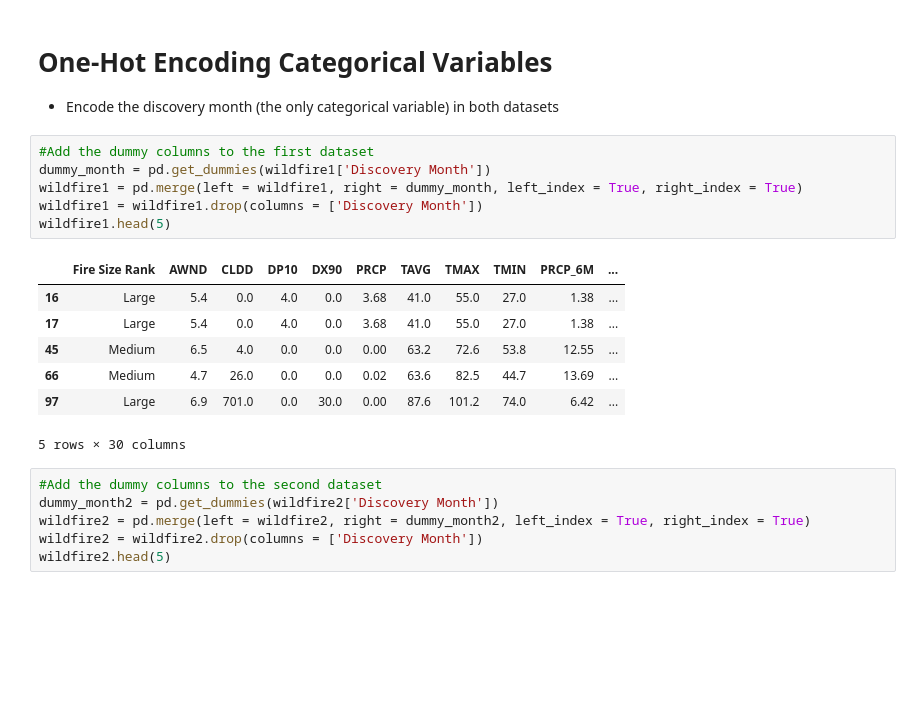
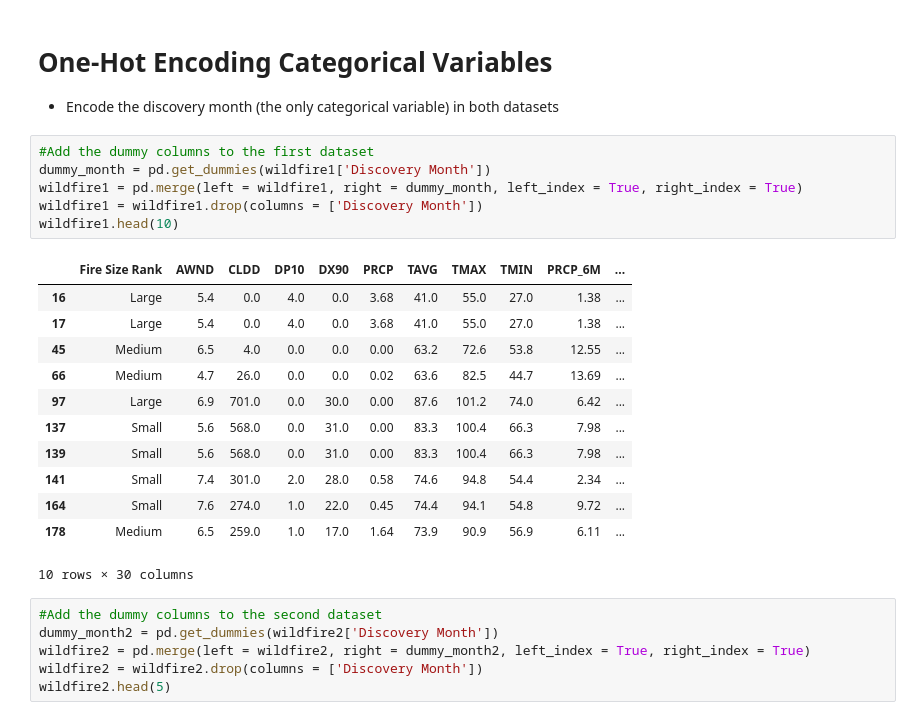
Before and after one commit to mnocerino23/Wildfire-Forecaster, a Jupyter notebook: Classifiers_3.ipynb, the cells around one changed output. Cells and saved outputs as stored; diff of their text form; blank space fills up the shorter version.

```diff
--- a/Classifiers_3.ipynb
+++ b/Classifiers_3.ipynb
@@ -396,17 +396,22 @@ wildfire2.describe()
 # %%
 #Add the dummy columns to the first dataset
 dummy_month = pd.get_dummies(wildfire1['Discovery Month'])
 wildfire1 = pd.merge(left = wildfire1, right = dummy_month, left_index = True, right_index = True)
 wildfire1 = wildfire1.drop(columns = ['Discovery Month'])
-wildfire1.head(5)
+wildfire1.head(10)
 # %% [output]
 |  | Fire Size Rank | AWND | CLDD | DP10 | DX90 | PRCP | TAVG | TMAX | TMIN | PRCP_6M | ... |
 | 16 | Large | 5.4 | 0.0 | 4.0 | 0.0 | 3.68 | 41.0 | 55.0 | 27.0 | 1.38 | ... |
 | 17 | Large | 5.4 | 0.0 | 4.0 | 0.0 | 3.68 | 41.0 | 55.0 | 27.0 | 1.38 | ... |
 | 45 | Medium | 6.5 | 4.0 | 0.0 | 0.0 | 0.00 | 63.2 | 72.6 | 53.8 | 12.55 | ... |
 | 66 | Medium | 4.7 | 26.0 | 0.0 | 0.0 | 0.02 | 63.6 | 82.5 | 44.7 | 13.69 | ... |
 | 97 | Large | 6.9 | 701.0 | 0.0 | 30.0 | 0.00 | 87.6 | 101.2 | 74.0 | 6.42 | ... |
+| 137 | Small | 5.6 | 568.0 | 0.0 | 31.0 | 0.00 | 83.3 | 100.4 | 66.3 | 7.98 | ... |
+| 139 | Small | 5.6 | 568.0 | 0.0 | 31.0 | 0.00 | 83.3 | 100.4 | 66.3 | 7.98 | ... |
+| 141 | Small | 7.4 | 301.0 | 2.0 | 28.0 | 0.58 | 74.6 | 94.8 | 54.4 | 2.34 | ... |
+| 164 | Small | 7.6 | 274.0 | 1.0 | 22.0 | 0.45 | 74.4 | 94.1 | 54.8 | 9.72 | ... |
+| 178 | Medium | 6.5 | 259.0 | 1.0 | 17.0 | 1.64 | 73.9 | 90.9 | 56.9 | 6.11 | ... |
-5 rows × 30 columns
+10 rows × 30 columns
 # %%
 #Add the dummy columns to the second dataset
 dummy_month2 = pd.get_dummies(wildfire2['Discovery Month'])
```
Also changed, not shown: parts of 15 cells of this notebook.
